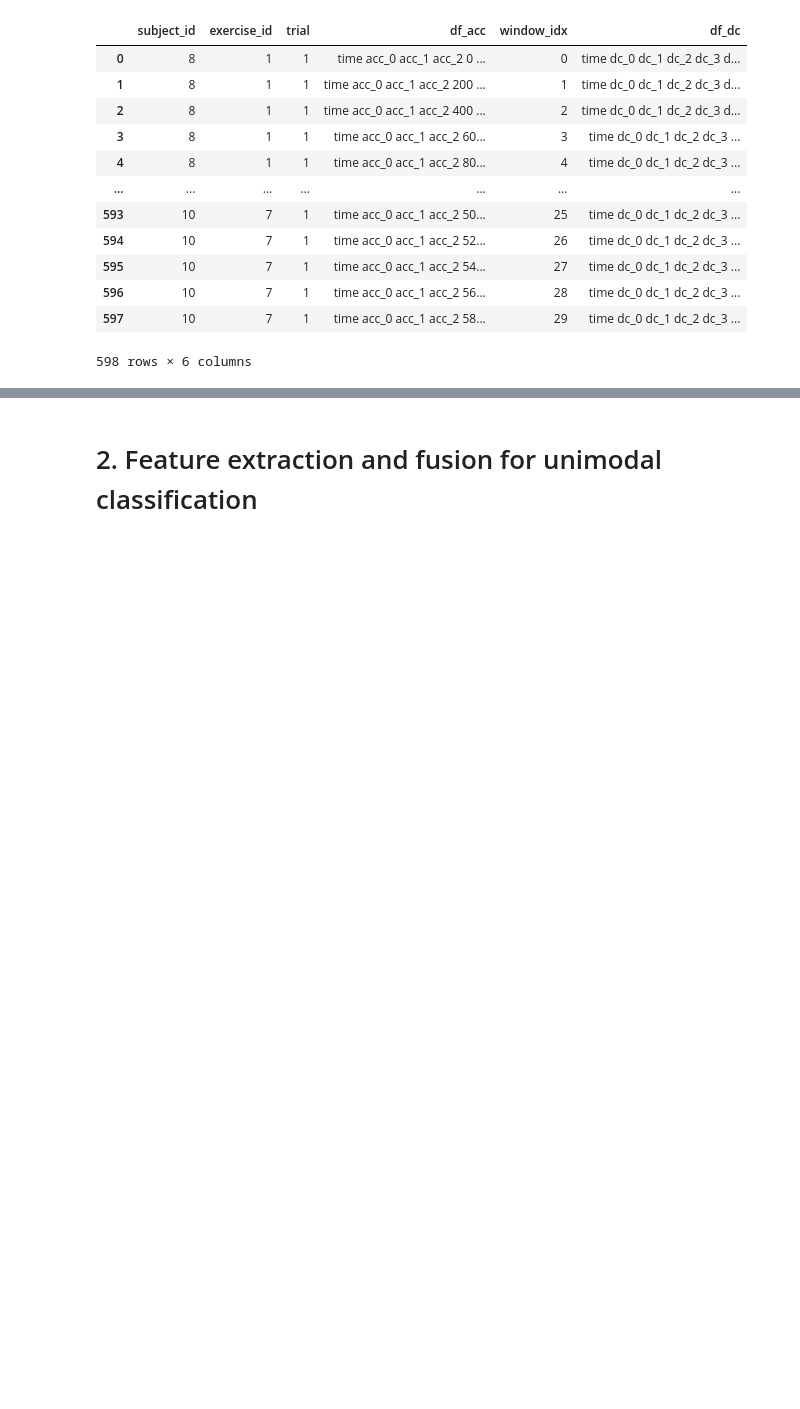
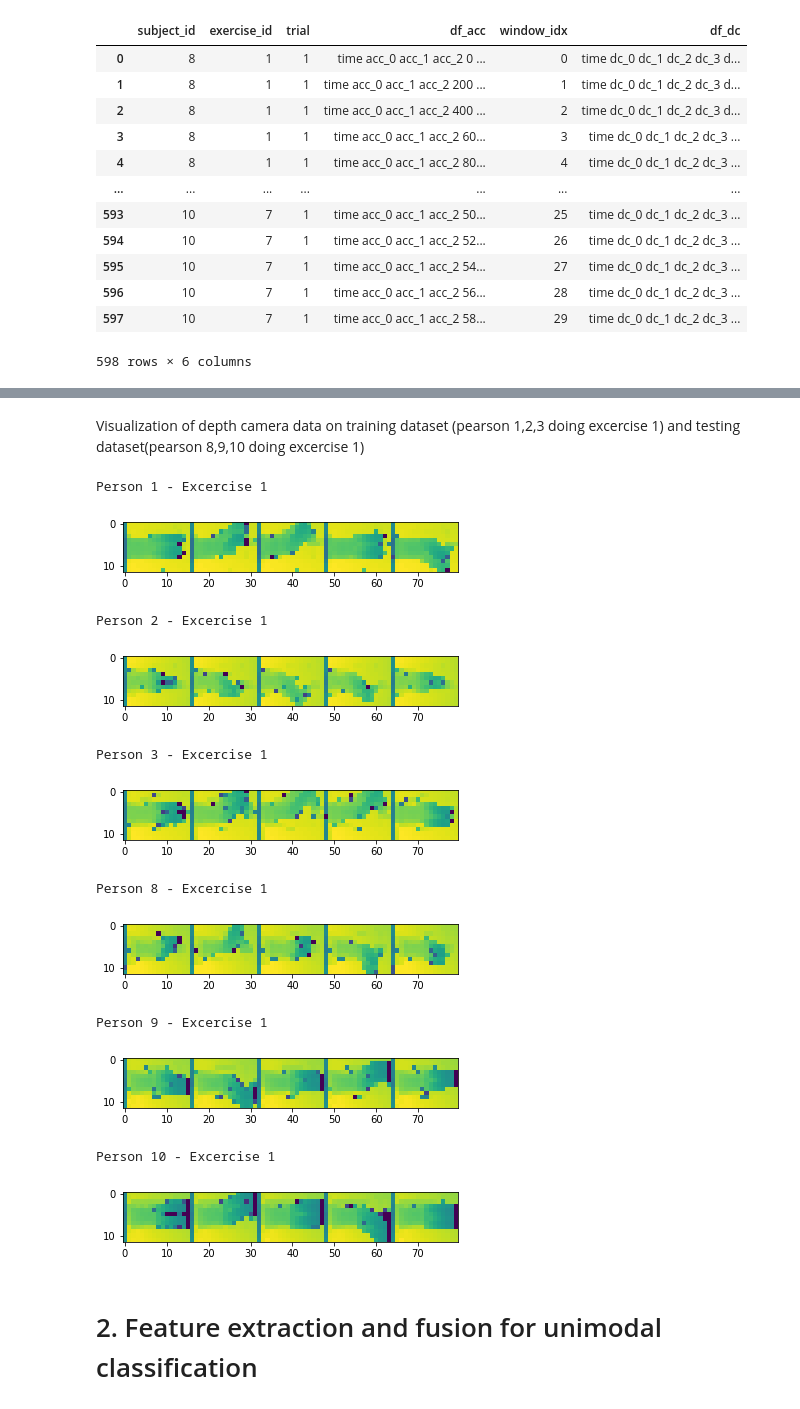
Before and after one commit to anushaihalapathirana/Multi_modal_data_fusion, a Jupyter notebook: project-work-MEx-classification.ipynb, the cells around one changed output, grey strips where cells are left out. Drawn from its saved outputs; the diff is of its cells as text; code cells hidden in the pictures; blank space fills up the shorter version.

```diff
--- a/project-work-MEx-classification.ipynb
+++ b/project-work-MEx-classification.ipynb
@@ -440,3 +494,43 @@ df_test_pair
+# %% [markdown]
+Visualization of depth camera data on training dataset (pearson 1,2,3 doing excercise 1) and testing dataset(pearson 8,9,10 doing excercise 1)
+# %%
+
+def plot_dc_data(df_dc1, sub_id, excercise_id, label):
+
+    df_dc1 = df_dc1[(df_dc1['subject_id'] == sub_id) & (df_dc1['exercise_id'] == excercise_id)]
+    df_dc = df_dc1.df_dc.iloc[0]
+    df_dc = df_dc.drop('time', axis=1)
+    print(label)
+    img_arr = df_dc.iloc[0].to_numpy().reshape(12,16)
+    for i in range(1,len(df_dc)):
+        img_arr = np.concatenate((img_arr, df_dc.iloc[i].to_numpy().reshape(12,16)), axis=1)
+    plt.imshow(img_arr, interpolation='nearest')
+    plt.show()
+
+
+plot_dc_data(df_train_pair, 1, 1, 'Person 1 - Excercise 1')
+plot_dc_data(df_train_pair, 2, 1, 'Person 2 - Excercise 1')
+plot_dc_data(df_train_pair, 3, 1, 'Person 3 - Excercise 1')
+
+plot_dc_data(df_test_pair, 8, 1, 'Person 8 - Excercise 1')
+plot_dc_data(df_test_pair, 9, 1, 'Person 9 - Excercise 1')
+plot_dc_data(df_test_pair, 10, 1, 'Person 10 - Excercise 1')
+
+
+### Your code ends here ###
+# %% [output]
+Person 1 - Excercise 1
+[figure, added]
+Person 2 - Excercise 1
+[figure, added]
+Person 3 - Excercise 1
+[figure, added]
+Person 8 - Excercise 1
+[figure, added]
+Person 9 - Excercise 1
+[figure, added]
+Person 10 - Excercise 1
+[figure, added]
 # %% [markdown]
 # 2. Feature extraction and fusion for unimodal classification
 # %% [markdown]
```
Also changed, not shown: parts of 44 cells of this notebook.
